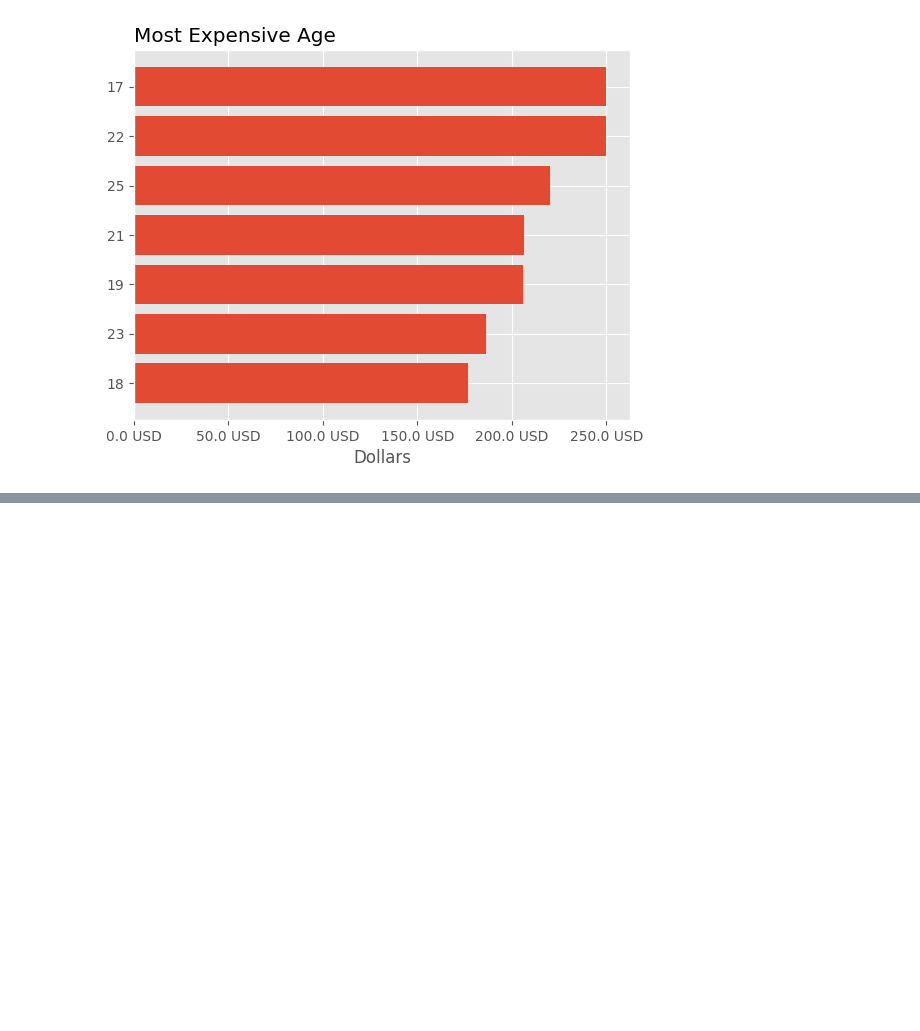
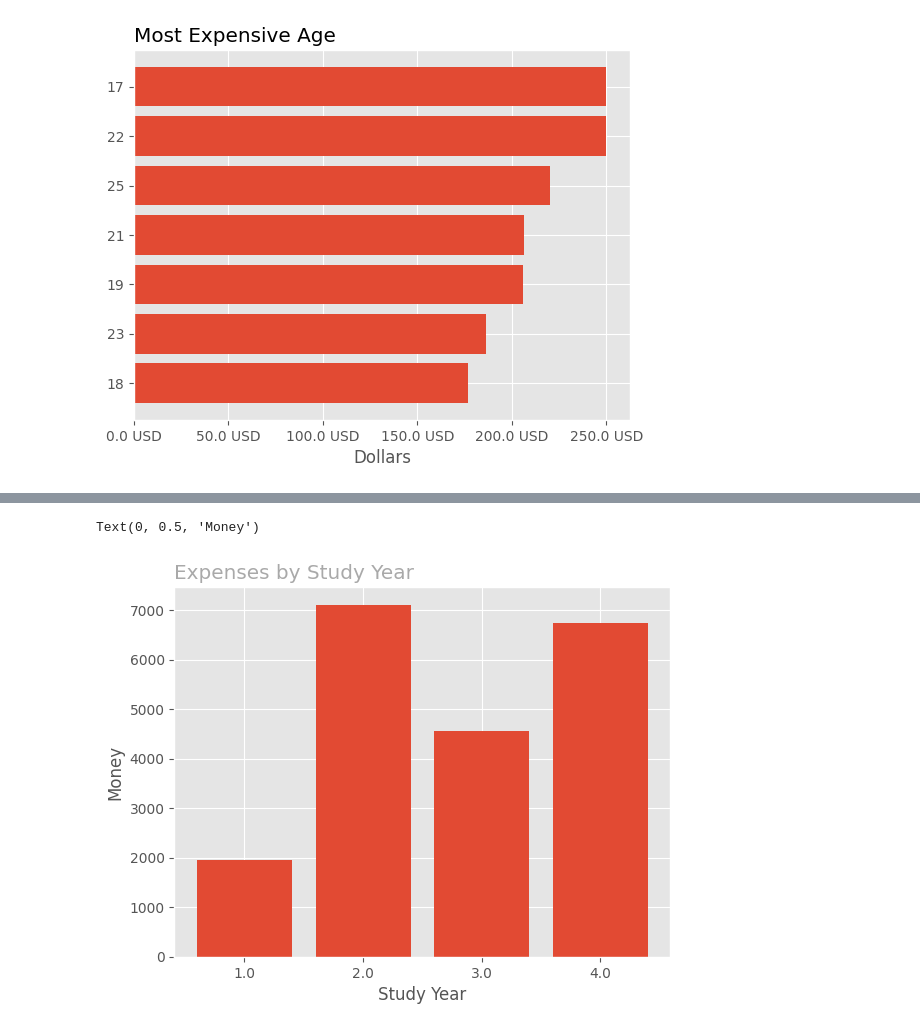
Before and after one commit to LiamFer/Data-Analysis-Projects, a Jupyter notebook: Data Analysis/students.ipynb, the cells around one changed output, grey strips where cells are left out. Drawn from its saved outputs; the diff is of its cells as text; code cells hidden in the pictures; blank space fills up the shorter version.

```diff
--- a/Data Analysis/students.ipynb
+++ b/Data Analysis/students.ipynb
@@ -71,0 +70,11 @@ plt.tight_layout()
+# %%
+data = pd.DataFrame(students.groupby("Study_year")['Monthly_expenses_$'].sum())
+
+plt.bar(data.index.astype(str),data['Monthly_expenses_$'])
+
+plt.title("Expenses by Study Year",loc='left',color='darkgray')
+plt.xlabel("Study Year")
+plt.ylabel("Money")
+# %% [output]
+Text(0, 0.5, 'Money')
+[figure, added]
```
Also changed, not shown: parts of 2 cells of this notebook.
